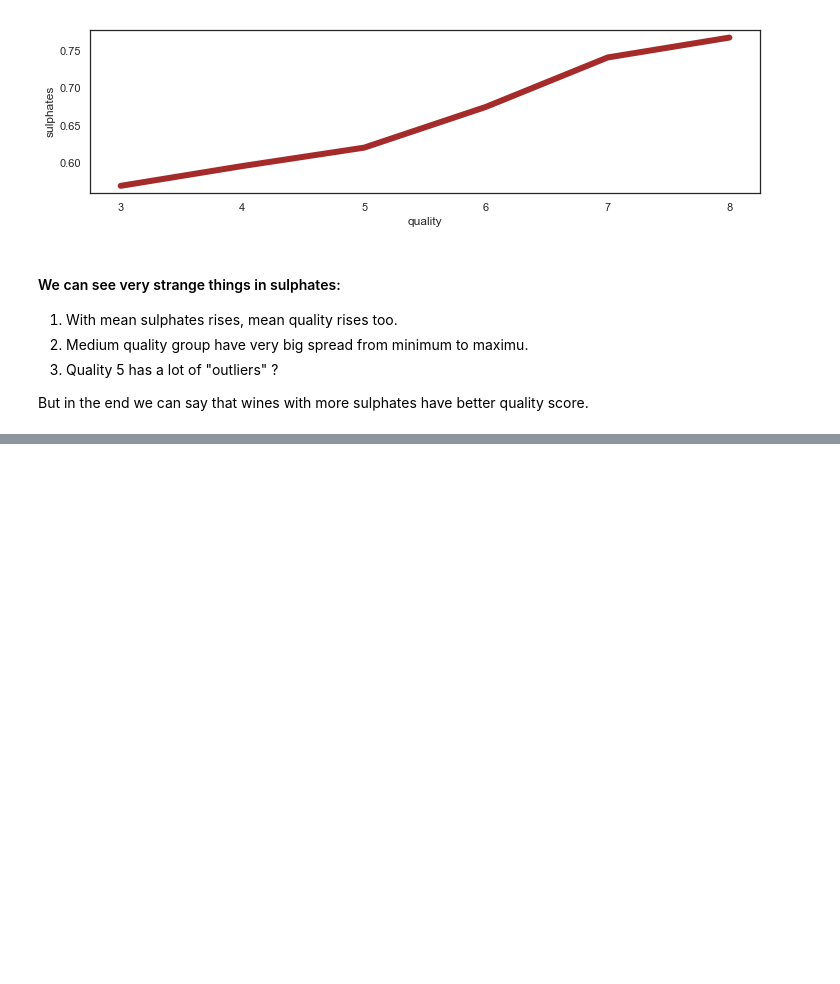
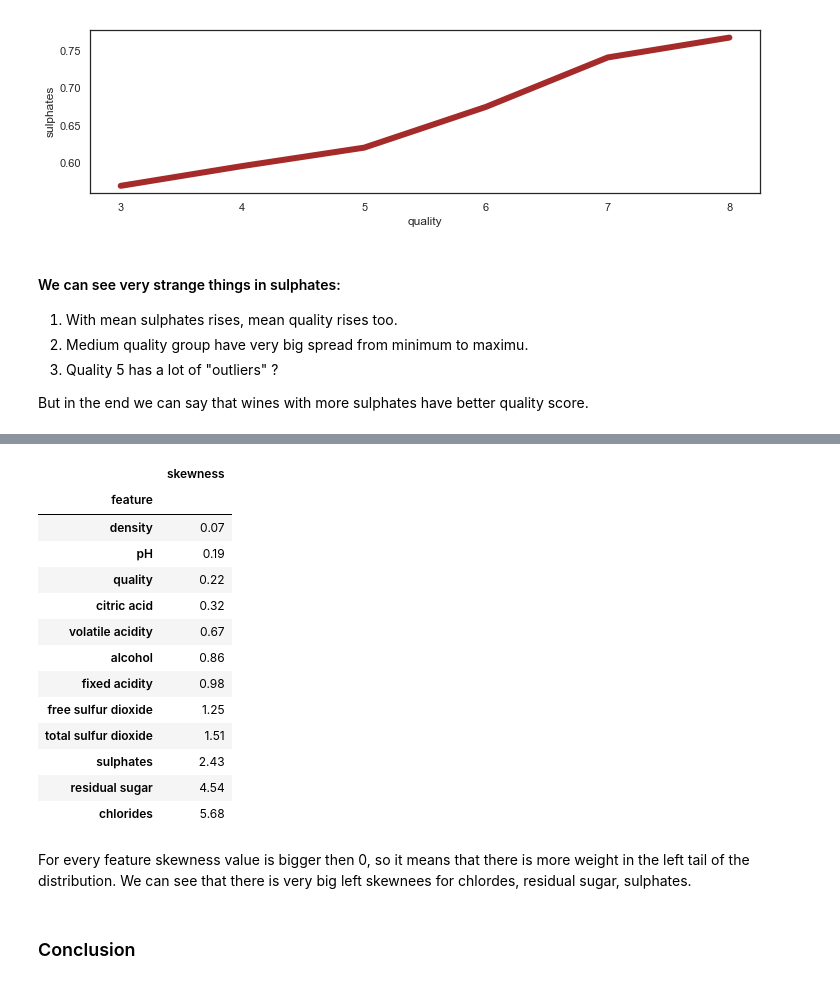
Before and after one commit to JakubPluta/EDA-ML, a Jupyter notebook: Wine Quality EDA - Red Wine.ipynb, the cells around one changed output, grey strips where cells are left out. Drawn from its saved outputs; the diff is of its cells as text; code cells hidden in the pictures; blank space fills up the shorter version.

```diff
--- a/Wine Quality EDA - Red Wine.ipynb
+++ b/Wine Quality EDA - Red Wine.ipynb
@@ -687,0 +703,30 @@ But in the end we can say that wines with more sulphates have better quality sco
+# %%
+from scipy.stats import skew
+from operator import itemgetter
+d = {}
+for i in r.columns:
+    d[i] = round(skew(data_r[i]),2)
+d = sorted(d.items(), key=itemgetter(1))
+d = pd.DataFrame(d).set_index(0)
+d = d.rename(columns={1:'skewness'})
+d.index.names = ['feature']
+d
+# %% [output]
+|  | skewness |
+| feature |  |
+| density | 0.07 |
+| pH | 0.19 |
+| quality | 0.22 |
+| citric acid | 0.32 |
+| volatile acidity | 0.67 |
+| alcohol | 0.86 |
+| fixed acidity | 0.98 |
+| free sulfur dioxide | 1.25 |
+| total sulfur dioxide | 1.51 |
+| sulphates | 2.43 |
+| residual sugar | 4.54 |
+| chlorides | 5.68 |
+# %% [markdown]
+For every feature skewness value is bigger then 0, so it means that there is more weight in the left tail of the distribution. We can see that there is very big left skewnees for chlordes, residual sugar, sulphates.
+# %% [markdown]
+### Conclusion
```
Also changed, not shown: parts of 3 cells of this notebook.
